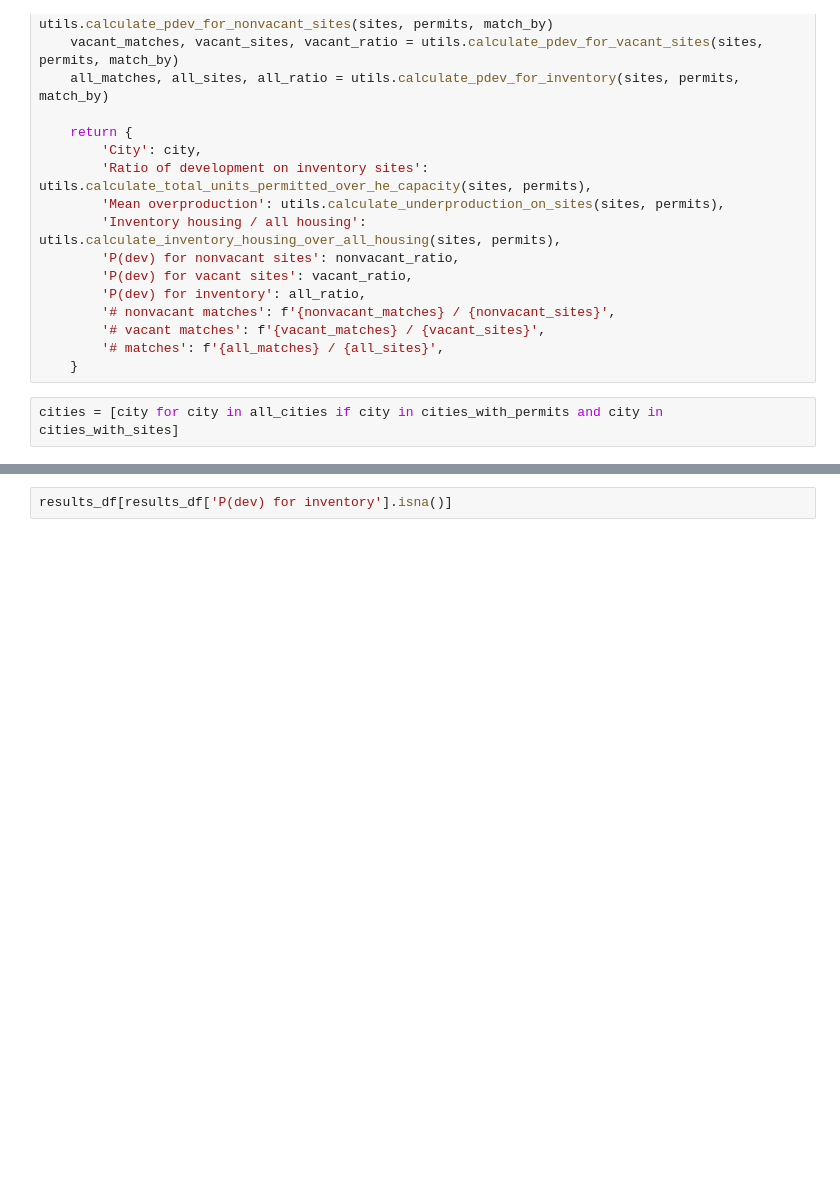
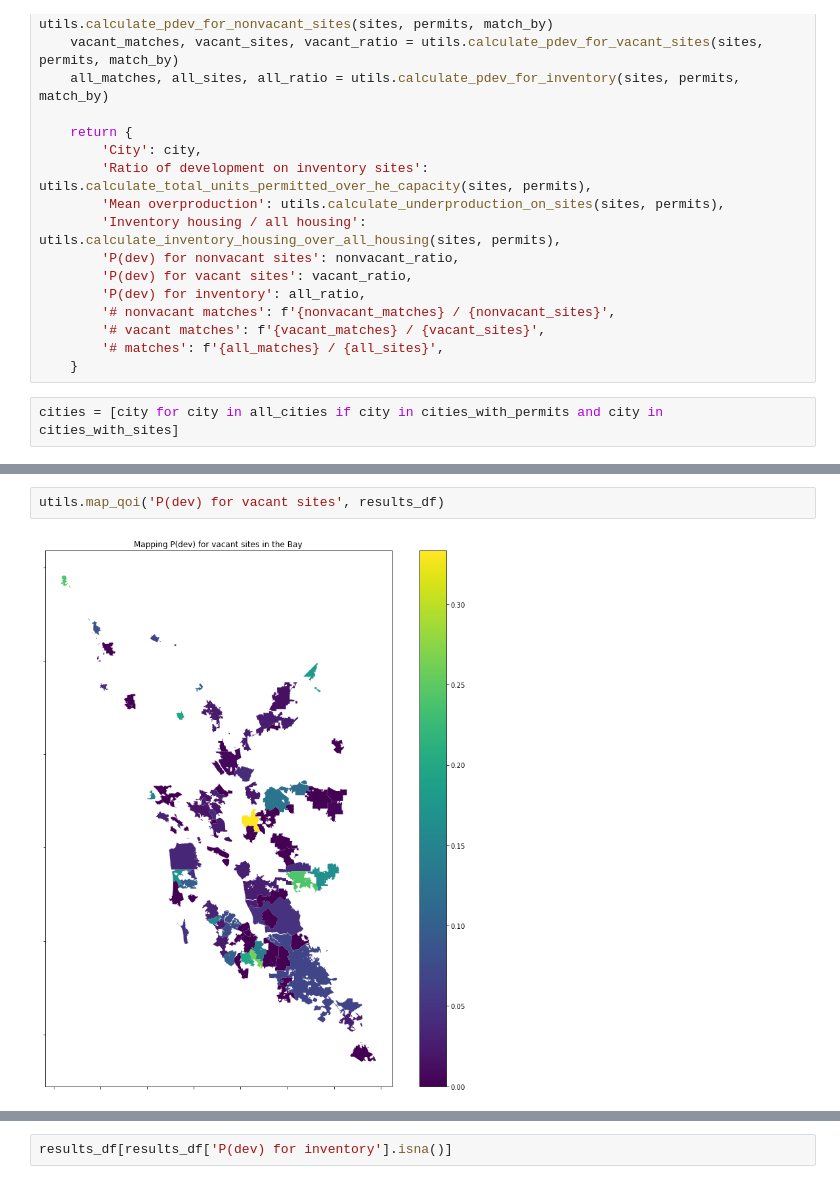
Before and after one commit to YIMBYdata/housing-elements, a Jupyter notebook: Final results.ipynb, the cells around one changed output, grey strips where cells are left out. Cells and saved outputs as stored; diff of their text form; blank space fills up the shorter version.

```diff
--- a/Final results.ipynb
+++ b/Final results.ipynb
@@ -264,0 +278,4 @@ results_df[results_df['P(dev) for inventory'] == 0].City.values
+# %%
+utils.map_qoi('P(dev) for vacant sites', results_df)
+# %% [output]
+[figure, added]
```
Also changed, not shown: parts of 11 cells of this notebook, 9 other files.
